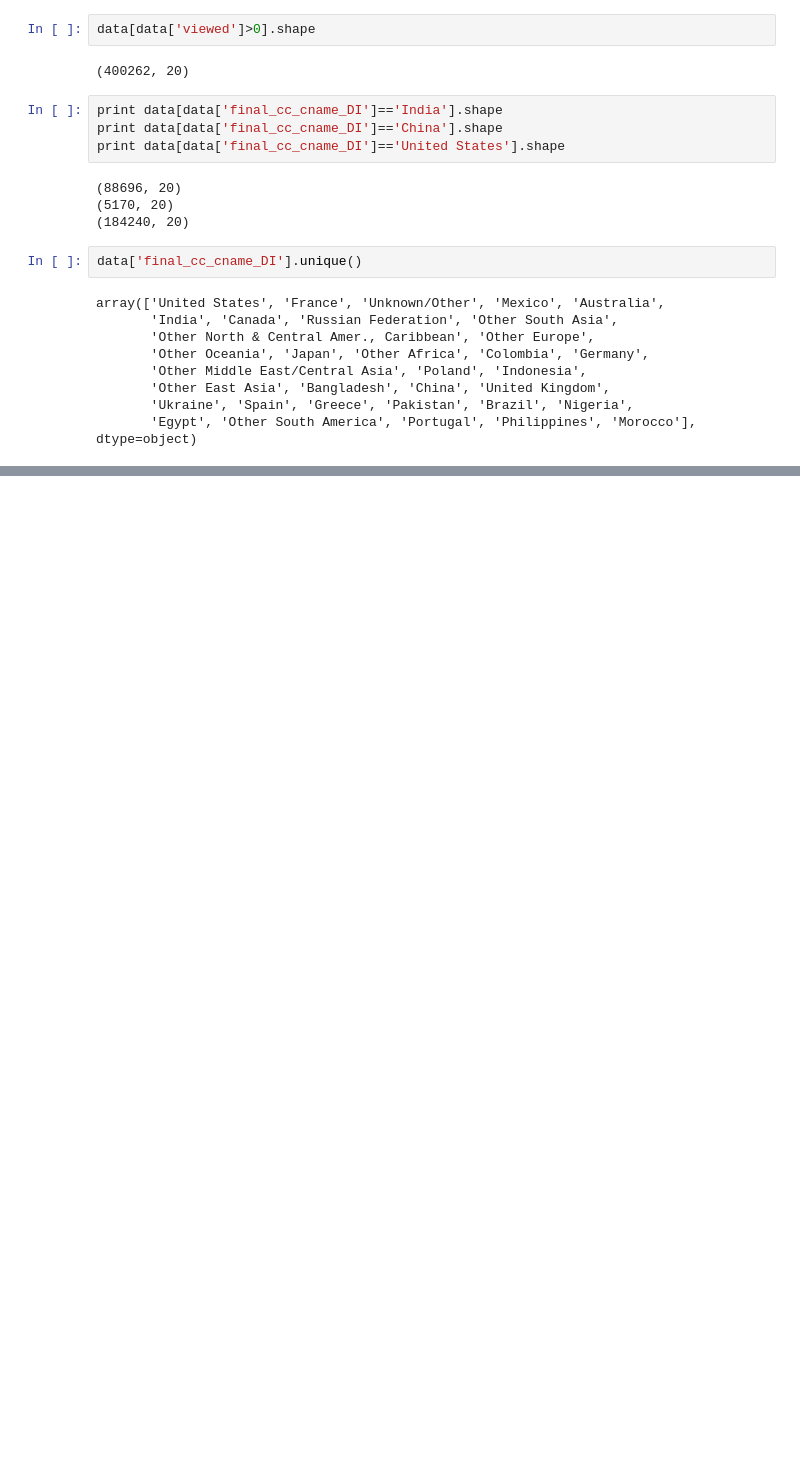
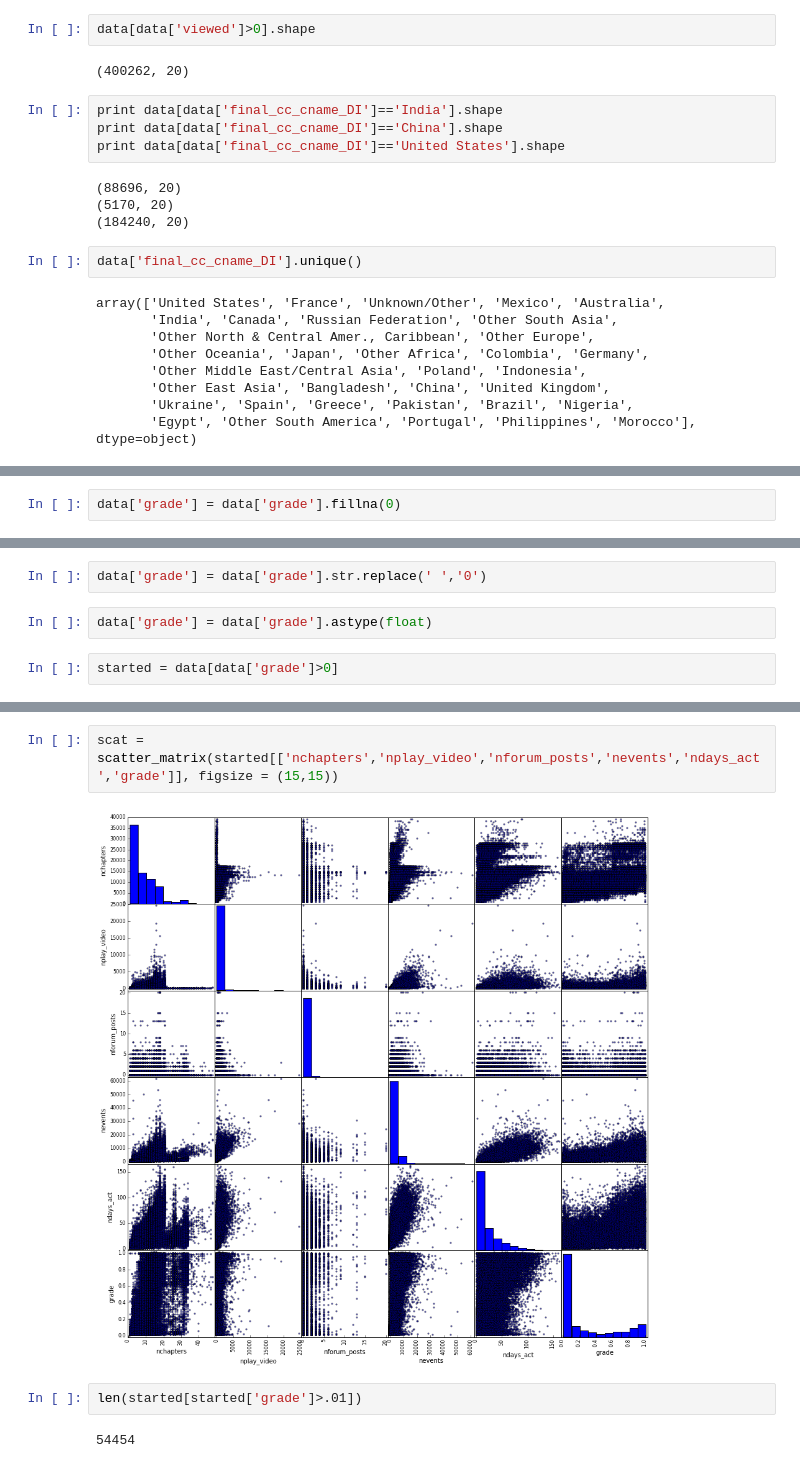
Before and after one commit to mattlichti/gen_assembly, a Jupyter notebook: Project/MOOC.ipynb, the cells around one changed output, grey strips where cells are left out. Drawn from its saved outputs; the diff is of its cells as text; blank space fills up the shorter version.

```diff
--- a/Project/MOOC.ipynb
+++ b/Project/MOOC.ipynb
@@ -188,0 +366,2 @@ for country in data['final_cc_cname_DI'].unique()
+# %%
+data['grade'] = data['grade'].fillna(0)
@@ -188,0 +388,6 @@ for country in data['final_cc_cname_DI'].unique()
+# %%
+data['grade'] = data['grade'].str.replace(' ','0')
+# %%
+data['grade'] = data['grade'].astype(float)
+# %%
+started = data[data['grade']>0]
@@ -188,0 +414,8 @@ for country in data['final_cc_cname_DI'].unique()
+# %%
+scat = scatter_matrix(started[['nchapters','nplay_video','nforum_posts','nevents','ndays_act','grade']], figsize = (15,15))
+# %% [output]
+[figure, added]
+# %%
+len(started[started['grade']>.01])
+# %% [output]
+54454
```
Also changed, not shown: parts of 38 cells of this notebook, 2 other files.
